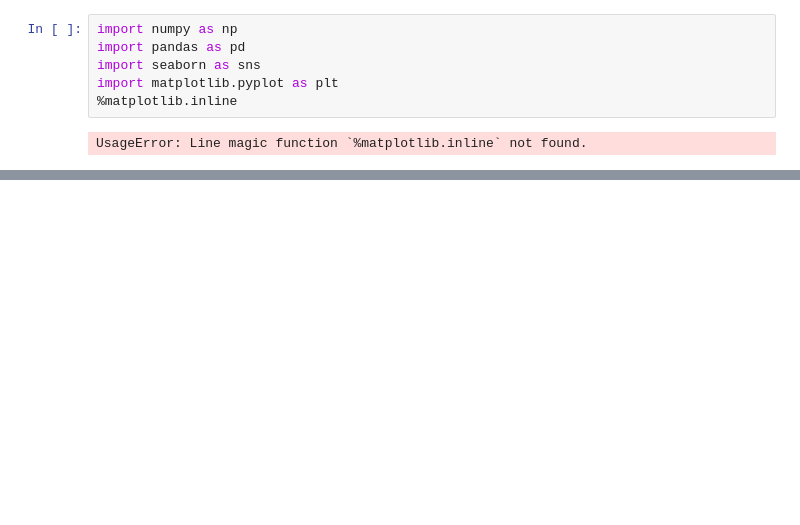
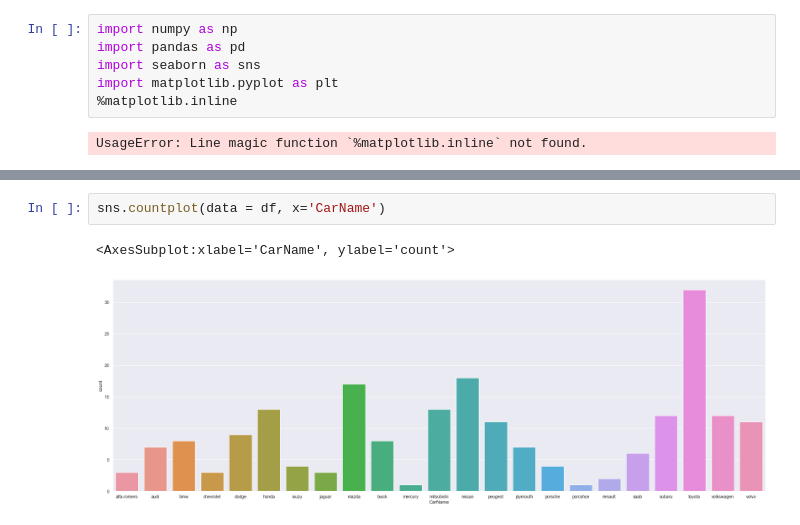
Before and after one commit to KamenDamov/Car-price-prediction, a Jupyter notebook: data_exp(round2).ipynb, the cells around one changed output, grey strips where cells are left out. Drawn from its saved outputs; the diff is of its cells as text; blank space fills up the shorter version.

```diff
--- a/data_exp(round2).ipynb
+++ b/data_exp(round2).ipynb
@@ -55,0 +116,5 @@ sns.displot(df['Age'])
+# %%
+sns.countplot(data = df, x='CarName')
+# %% [output]
+<AxesSubplot:xlabel='CarName', ylabel='count'>
+[figure, added]
```
Also changed, not shown: parts of 29 cells of this notebook, 1 other file.
